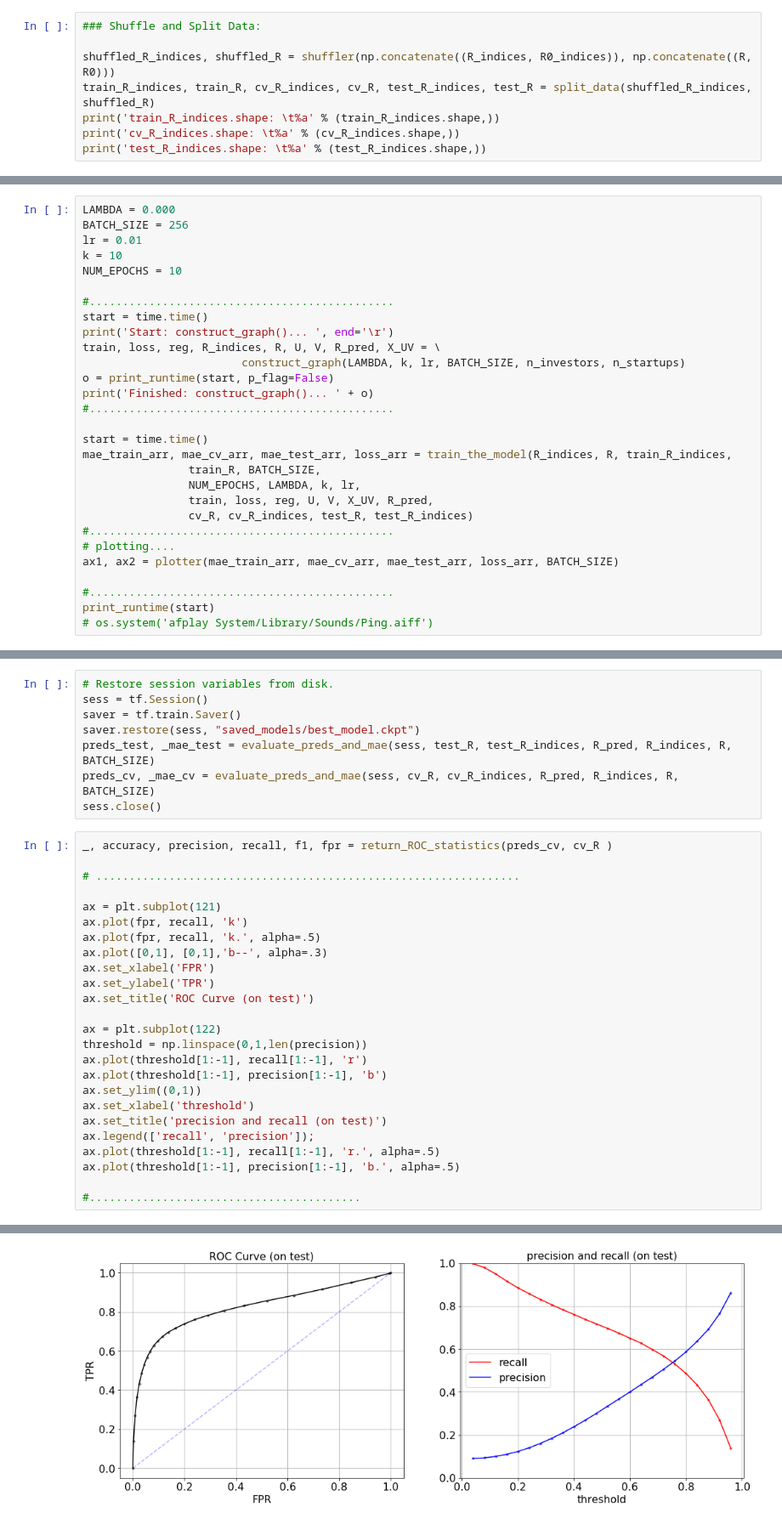
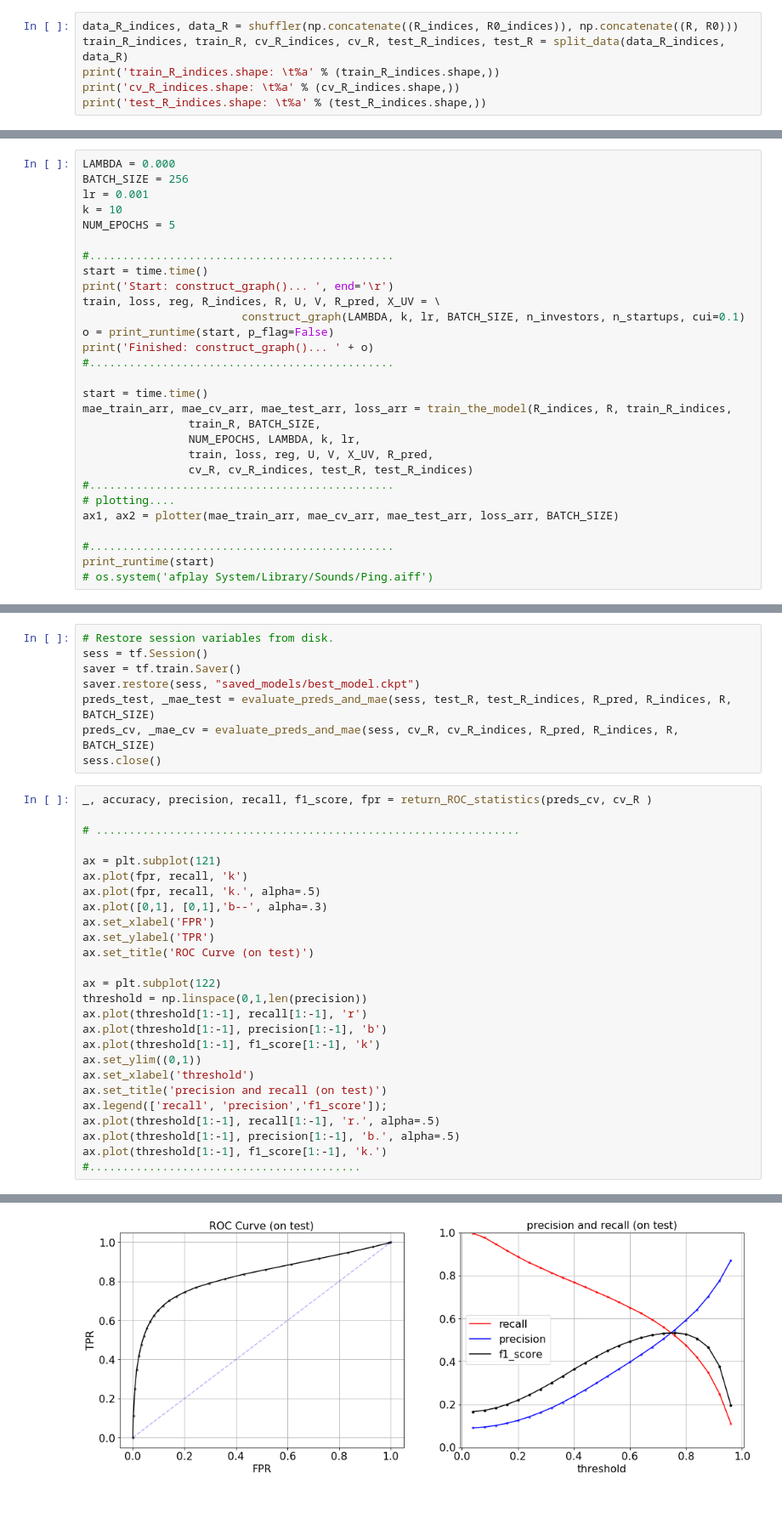
Before and after one commit to Pseud0n1nja/VentureHub, a Jupyter notebook: main.ipynb, the cells around one changed output, grey strips where cells are left out. Shown: that part at 85% size. Cells and saved outputs as stored; diff of their text form.

```diff
--- a/main.ipynb
+++ b/main.ipynb
@@ -205,8 +189,6 @@ for i in collision_i:
 # %%
-### Shuffle and Split Data:
-
-shuffled_R_indices, shuffled_R = shuffler(np.concatenate((R_indices, R0_indices)), np.concatenate((R, R0)))
-train_R_indices, train_R, cv_R_indices, cv_R, test_R_indices, test_R = split_data(shuffled_R_indices, shuffled_R)
+data_R_indices, data_R = shuffler(np.concatenate((R_indices, R0_indices)), np.concatenate((R, R0)))
+train_R_indices, train_R, cv_R_indices, cv_R, test_R_indices, test_R = split_data(data_R_indices, data_R)
 print('train_R_indices.shape: \t%a' % (train_R_indices.shape,))
 print('cv_R_indices.shape: \t%a' % (cv_R_indices.shape,))
 print('test_R_indices.shape: \t%a' % (test_R_indices.shape,))
@@ -219,15 +202,15 @@ test_R_indices.shape:   (425351, 2)
 # %%
 LAMBDA = 0.000
 BATCH_SIZE = 256
-lr = 0.01
+lr = 0.001
 k = 10
-NUM_EPOCHS = 10
+NUM_EPOCHS = 5
 
 #..............................................
 start = time.time()
 print('Start: construct_graph()... ', end='\r')
 train, loss, reg, R_indices, R, U, V, R_pred, X_UV = \
-                        construct_graph(LAMBDA, k, lr, BATCH_SIZE, n_investors, n_startups)
+                        construct_graph(LAMBDA, k, lr, BATCH_SIZE, n_investors, n_startups, cui=0.1)
 o = print_runtime(start, p_flag=False)
 print('Finished: construct_graph()... ' + o)
 #..............................................
@@ -254,31 +258,32 @@ preds_test, _mae_test = evaluate_preds_and_mae(sess, test_R, test_R_indices, R_p
 preds_cv, _mae_cv = evaluate_preds_and_mae(sess, cv_R, cv_R_indices, R_pred, R_indices, R, BATCH_SIZE)
 sess.close()
 # %%
-_, accuracy, precision, recall, f1, fpr = return_ROC_statistics(preds_cv, cv_R )
+_, accuracy, precision, recall, f1_score, fpr = return_ROC_statistics(preds_cv, cv_R )
 
 # ................................................................
 
 ax = plt.subplot(121)
 ax.plot(fpr, recall, 'k')
 ax.plot(fpr, recall, 'k.', alpha=.5)
 ax.plot([0,1], [0,1],'b--', alpha=.3)
 ax.set_xlabel('FPR')
 ax.set_ylabel('TPR')
 ax.set_title('ROC Curve (on test)')
 
 ax = plt.subplot(122)
 threshold = np.linspace(0,1,len(precision))
 ax.plot(threshold[1:-1], recall[1:-1], 'r')
 ax.plot(threshold[1:-1], precision[1:-1], 'b')
+ax.plot(threshold[1:-1], f1_score[1:-1], 'k')
 ax.set_ylim((0,1))
 ax.set_xlabel('threshold')
 ax.set_title('precision and recall (on test)')
-ax.legend(['recall', 'precision']);
+ax.legend(['recall', 'precision','f1_score']);
 ax.plot(threshold[1:-1], recall[1:-1], 'r.', alpha=.5)
 ax.plot(threshold[1:-1], precision[1:-1], 'b.', alpha=.5)
-
+ax.plot(threshold[1:-1], f1_score[1:-1], 'k.')
 #.........................................
 # %% [output]
 [<matplotlib.lines.Line2D at 0x...>]
-[figure, old version]
+[figure, new version]
 # %%
```
Also changed, not shown: parts of 17 cells of this notebook, 1 other file.
